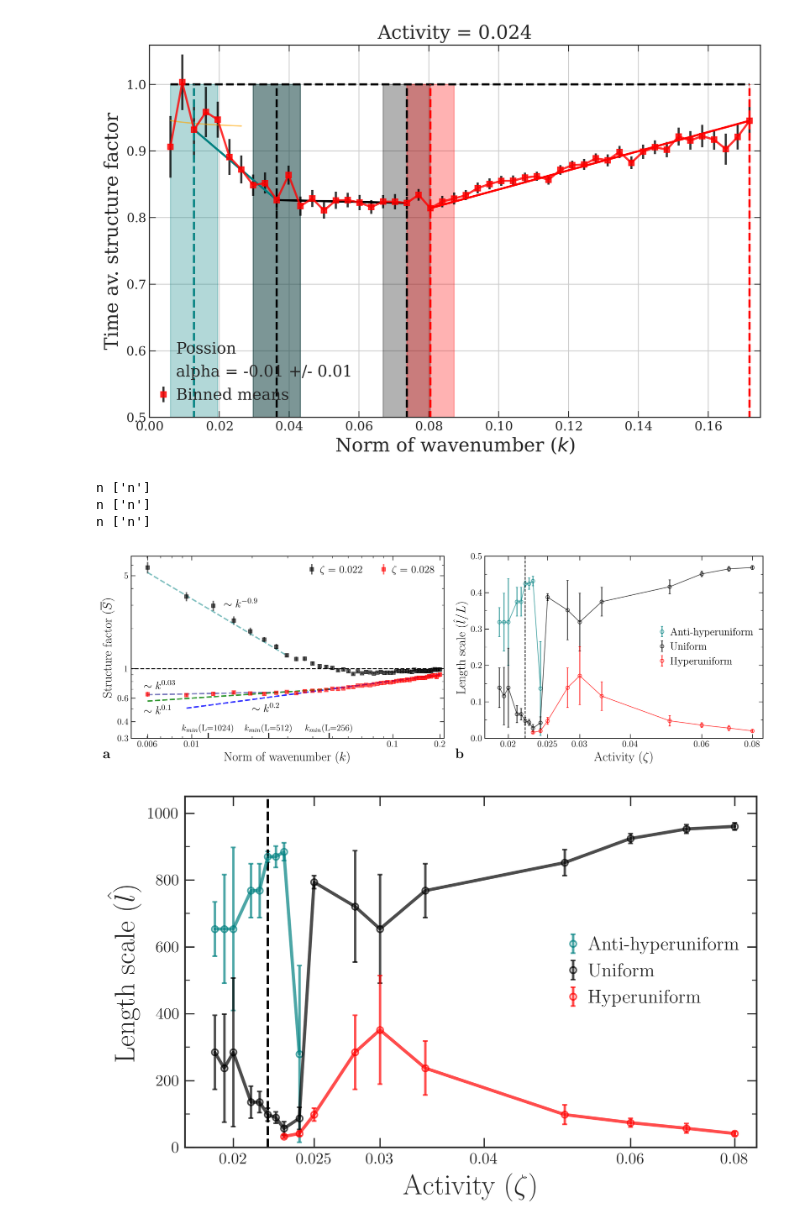
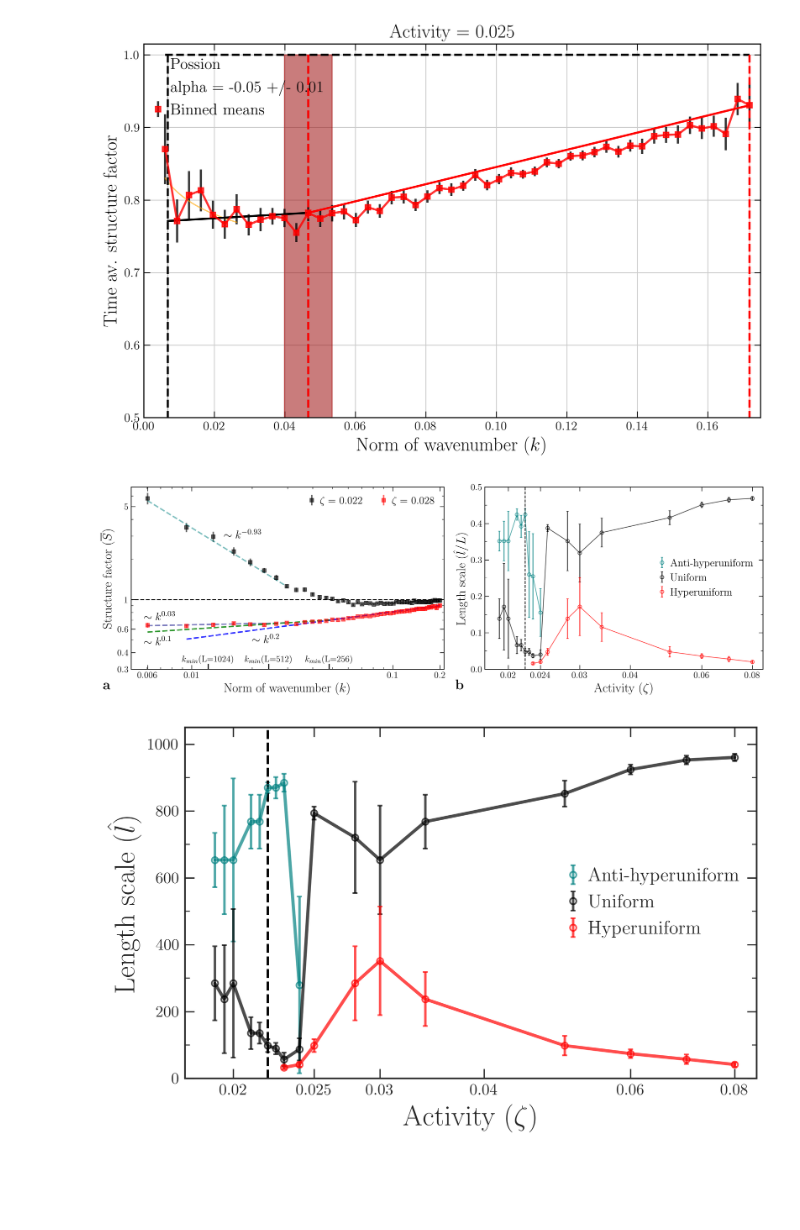
Before and after one commit to simonguld/Thesis, a Jupyter notebook: NematicAnalysis/len_scales.ipynb, the cells around one changed output. Cells and saved outputs as stored; diff of their text form; code cells hidden in the pictures; blank space fills up the shorter version.

```diff
--- a/NematicAnalysis/len_scales.ipynb
+++ b/NematicAnalysis/len_scales.ipynb
@@ -192,8 +192,8 @@ fit_params_weighted7 = analyze_sfac_time_av(kbins, sfac_av, Npoints_bounds = [3,
 scale_names = ['ahu', 'u', 'hu']
 colors=['teal', 'k', 'r']
 
-act_min = 0.024
-act_max = 0.025
+act_min = 0.0225
+act_max = 0.028
 act_min_idx = act_list.index(act_min)
 act_max_idx = act_list.index(act_max)
 
@@ -263,37 +263,35 @@ for j, act in enumerate(act_list[act_min_idx:act_max_idx]):
                 ridx_max_input = input(f'Enter max ridx for {scale_names[len_scale]}: ')
                 ridx_max, ridx_max_unc = int(ridx_max_input.split('+')[0]), int(ridx_max_input.split('+')[1])
                 clear_output(wait=False)
 
                 fig, ax = plot_structure_factor(kbins, sfac_av[:,i,0], sfac_av[:, i,1], LX=LL)
                 ax.plot(kvals, fit_func(kvals, *fit_params_weighted7[i,:2]),
                     label = f'alpha = {fit_params_weighted7[i,0]:.2f} +/- {fit_params_weighted7[i,2]:.2f}',
                     color='orange', lw=1.2, alpha=.6)
                 ax.set_title(f'Activity = {act}')
                 ax.set_yscale('linear')
                 ax.set_xscale('linear')
                 ax.yaxis.set_minor_locator(ticker.MultipleLocator(0.025))
                 ax.grid(True)
                 ax.legend()
                 ax.set_ylim(ymin=.5)
 
                 ax.set_xlim([0, 0.175])
                 ax.plot([kbins[ridx_min], kbins[ridx_max]], sfac_av[[ridx_min,ridx_max],i,0], '-', color = colors[len_scale])
                 ax.vlines(kbins[ridx_min], 0, 1, color = colors[len_scale], linestyle = 'dashed')
                 ax.fill_betweenx([0, 1], kbins[ridx_min] - kdiff * ridx_min_unc, kbins[ridx_min] + kdiff * ridx_min_unc, color = 'k', alpha = 0.3)
                 ax.vlines(kbins[ridx_max], 0, 1, color = colors[len_scale], linestyle = 'dashed')
                 ax.fill_betweenx([0, 1], kbins[ridx_max] - kdiff * ridx_max_unc, kbins[ridx_max] + kdiff * ridx_max_unc, \
                                  color = colors[len_scale], alpha = 0.3)
                 plt.show()
                 ridx_ok = input('ok?:')
 
                 if ridx_ok in ['y', '']:
+
                     ok = True
                     len_scales_arr[i, len_scale, :] = kbins[ridx_min], kbins[ridx_max], kdiff * ridx_min_unc, kdiff * ridx_max_unc
 # %% [output]
-[figure, old version]
+[figure, new version]
-n ['n']
-n ['n']
-n ['n']
 # %%
 plt.rcParams.update({
     "text.usetex": True})
@@ -312,7 +310,7 @@ ratio = 4.5 / 7
 w = 7.5
 h = w * ratio
 #fig, ax = plt.subplots(ncols=1,figsize=(w, h))
-label_list = [r'$k^{-0.9}$', r'$k^{0.03}$']
+label_list = [r'$k^{-0.93}$', r'$k^{0.03}$']
 scaling_exp_list = [float(label.split('{')[-1].split('}')[0]) for label in label_list]
 axx = ada.plot_sfac_per_activity(LX = 2048, Npoints_to_fit=8, act_list=[0.022,0.028,], \
                                  scaling_exp_list = scaling_exp_list, ax = ax0['A'], \
@@ -340,7 +338,7 @@ axx.plot(x, (sfac_av[-1,act_idx,0]-0.00) * x**scaling_exp / x[-1]**scaling_exp,
 axx.plot(x2, (sfac_av[len(x2),act_idx,0]+0.0) * x2**scaling_exp2 / x2[-1]**scaling_exp2, '--',lw=2, alpha=.8, color='green')
 axx.legend(ncol=3)
 
-axx.text(0.0145, 3.3, r'$\sim k^{-0.9}$', fontsize=16, verticalalignment='top', fontweight='normal', color='k')
+axx.text(0.0145, 3.3, r'$\sim k^{-0.93}$', fontsize=16, verticalalignment='top', fontweight='normal', color='k')
 axx.text(0.0058, 0.8, r'$\sim k^{0.03}$', fontsize=16, verticalalignment='top', fontweight='normal', color='k')
 axx.text(0.0058, 0.52, r'$\sim k^{0.1}$', fontsize=16, verticalalignment='top', fontweight='normal', color='k')
 axx.text(0.02, 0.54, r'$\sim k^{0.2}$', fontsize=16, verticalalignment='top', fontweight='normal', color='k')
@@ -369,8 +367,8 @@ for i, len_scale in enumerate(scale_names):
                 alpha=.7, elinewidth=1.5, capsize=1.5, capthick=1, markersize = 5, lw=1)
   #  ax.errorbar(act_list, unc_dist_arr[:,i], yerr = len_scales_arr[:,i,3], fmt = 'o-', label = f'{len_scale} max')
 
-xticks = [0.02, 0.025, 0.030, 0.04, 0.06, 0.08,.1]
-xtick_labels = [0.02, 0.025, 0.03, 0.04, 0.06, 0.08,.1]
+xticks = [0.02, 0.024, 0.030, 0.04, 0.06, 0.08,.1]
+xtick_labels = [0.02, 0.024, 0.03, 0.04, 0.06, 0.08,.1]
 ax.set_xticks(np.log10(xticks) if logx else xticks, xtick_labels)#, fontsize=10)
 ax.tick_params(axis='both',which='major', labelsize=13)
 axx.tick_params(axis='both',which='major', labelsize=13)
@@ -399,10 +397,11 @@ for n, AXX in enumerate([axx, ax]):
             size=20, weight='bold')
 
 #fig.dpi = 100 #720
+fig.tight_layout()
 save_path = "C:\\Users\\Simon Andersen\\Documents\\Uni\\Speciale\\Figures\\article\\len_scales_v4.png"
 fig.savefig(save_path, dpi=420)
 # %% [output]
-[figure, old version]
+[figure, new version]
 # %%
 plt.rcParams.update({
     "text.usetex": True})
```
Also changed, not shown: 11 other files.
